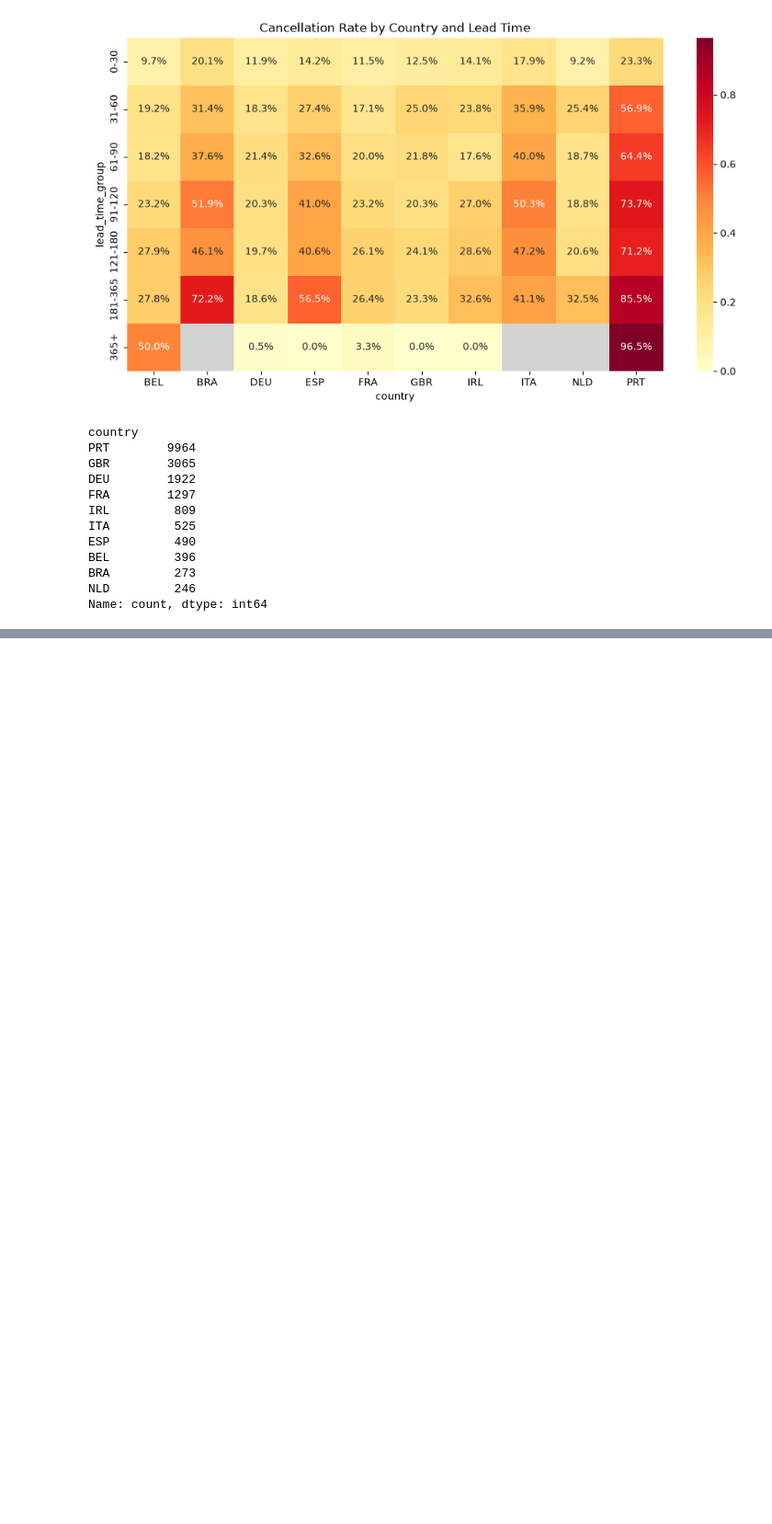
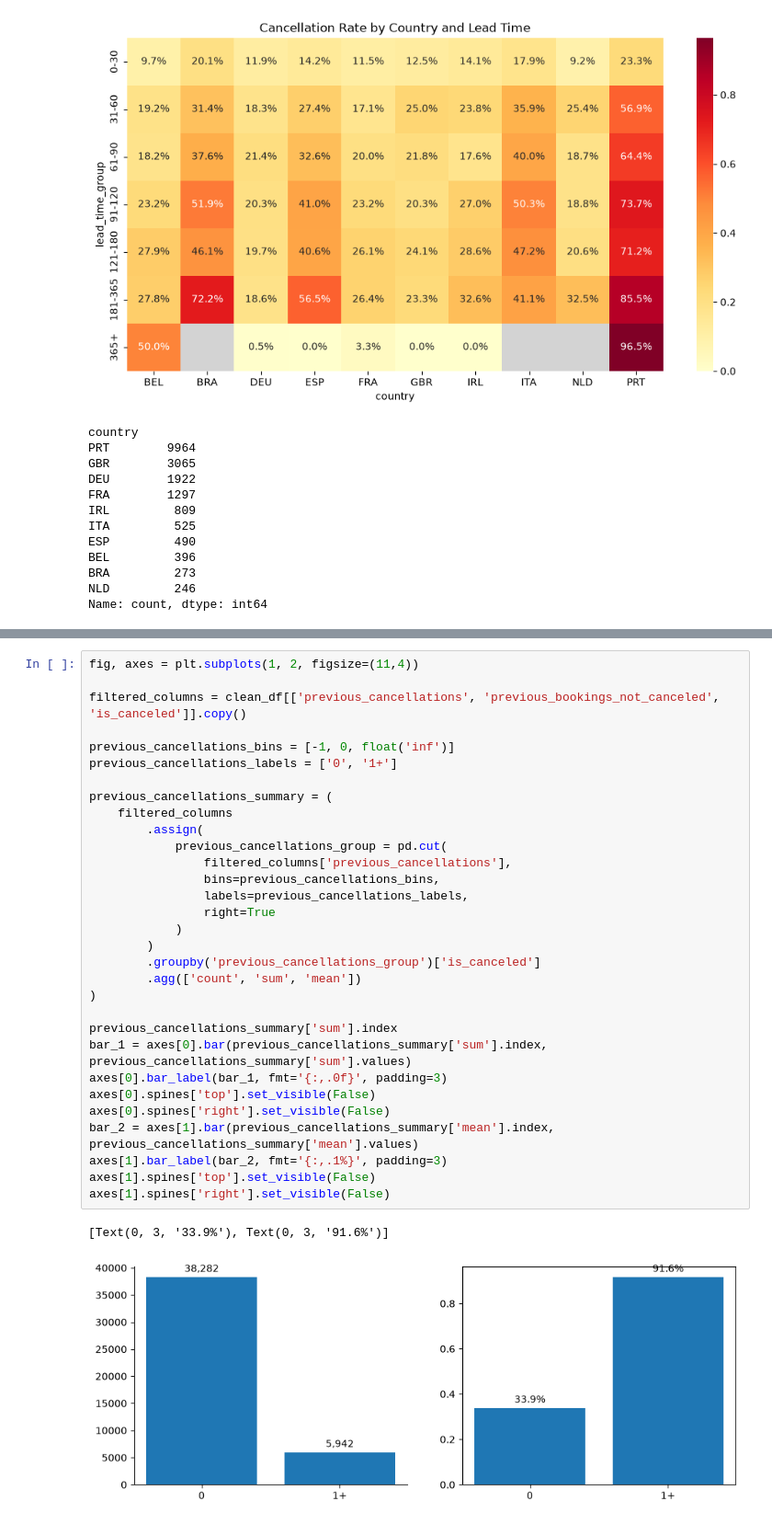
Before and after one commit to def-uk/hotel-cancellation-analysis, a Jupyter notebook: notebook/hotel_booking_eda.ipynb, the cells around one changed output, grey strips where cells are left out. Shown at 92% size. Cells and saved outputs as stored; diff of their text form; blank space fills up the shorter version.

Commit message:
Analyze changes by number of booking modifications add

```diff
--- a/notebook/hotel_booking_eda.ipynb
+++ b/notebook/hotel_booking_eda.ipynb
@@ -536,0 +646,34 @@ Name: count, dtype: int64
+# %%
+fig, axes = plt.subplots(1, 2, figsize=(11,4))
+
+filtered_columns = clean_df[['previous_cancellations', 'previous_bookings_not_canceled', 'is_canceled']].copy()
+
+previous_cancellations_bins = [-1, 0, float('inf')]
+previous_cancellations_labels = ['0', '1+']
+
+previous_cancellations_summary = (
+    filtered_columns
+        .assign(
+            previous_cancellations_group = pd.cut(
+                filtered_columns['previous_cancellations'],
+                bins=previous_cancellations_bins,
+                labels=previous_cancellations_labels,
+                right=True
+            )
+        )
+        .groupby('previous_cancellations_group')['is_canceled']
+        .agg(['count', 'sum', 'mean'])
+)
+
+previous_cancellations_summary['sum'].index
+bar_1 = axes[0].bar(previous_cancellations_summary['sum'].index, previous_cancellations_summary['sum'].values)
+axes[0].bar_label(bar_1, fmt='{:,.0f}', padding=3)
+axes[0].spines['top'].set_visible(False)
+axes[0].spines['right'].set_visible(False)
+bar_2 = axes[1].bar(previous_cancellations_summary['mean'].index, previous_cancellations_summary['mean'].values)
+axes[1].bar_label(bar_2, fmt='{:,.1%}', padding=3)
+axes[1].spines['top'].set_visible(False)
+axes[1].spines['right'].set_visible(False)
+# %% [output]
+[Text(0, 3, '33.9%'), Text(0, 3, '91.6%')]
+[figure, added]
```
Also changed, not shown: parts of 3 cells of this notebook.
